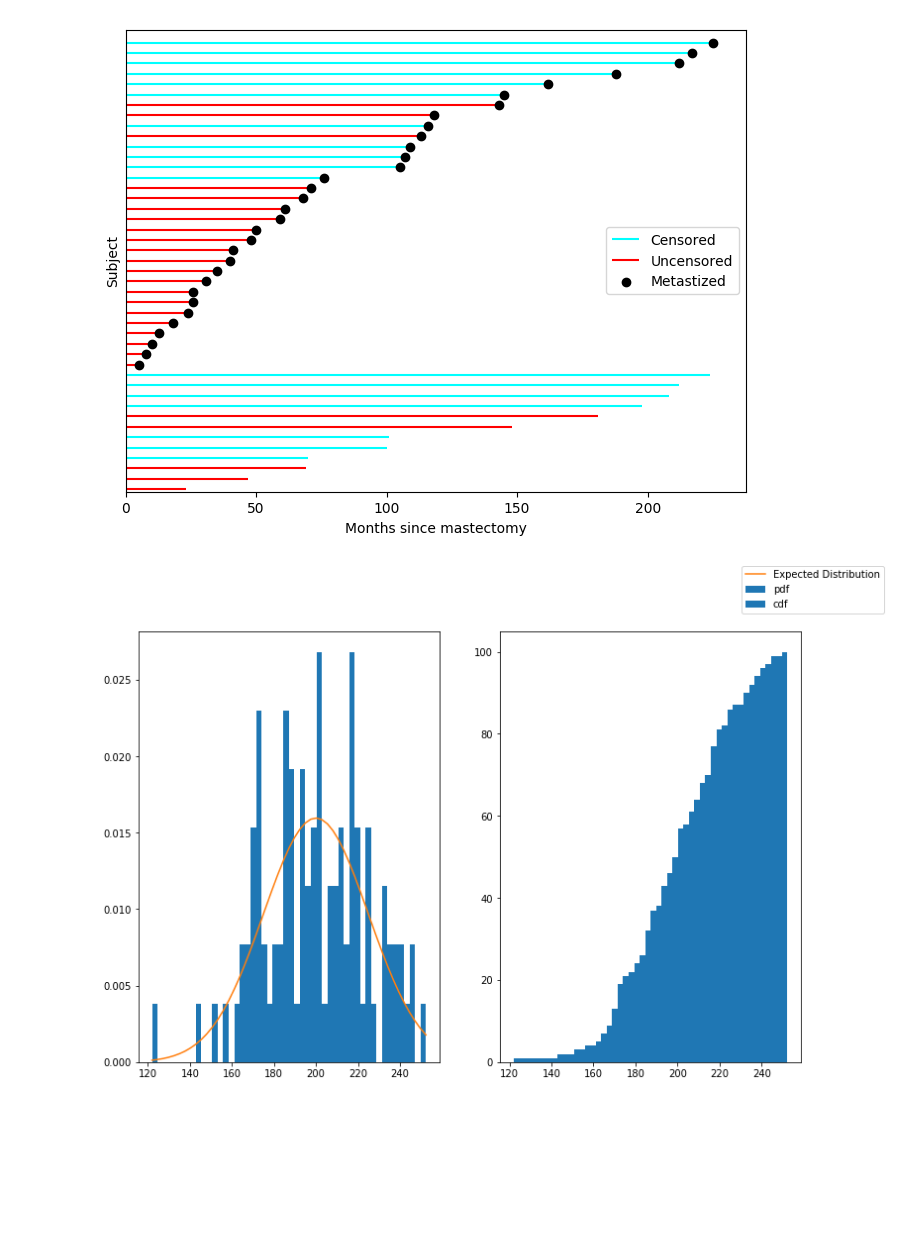
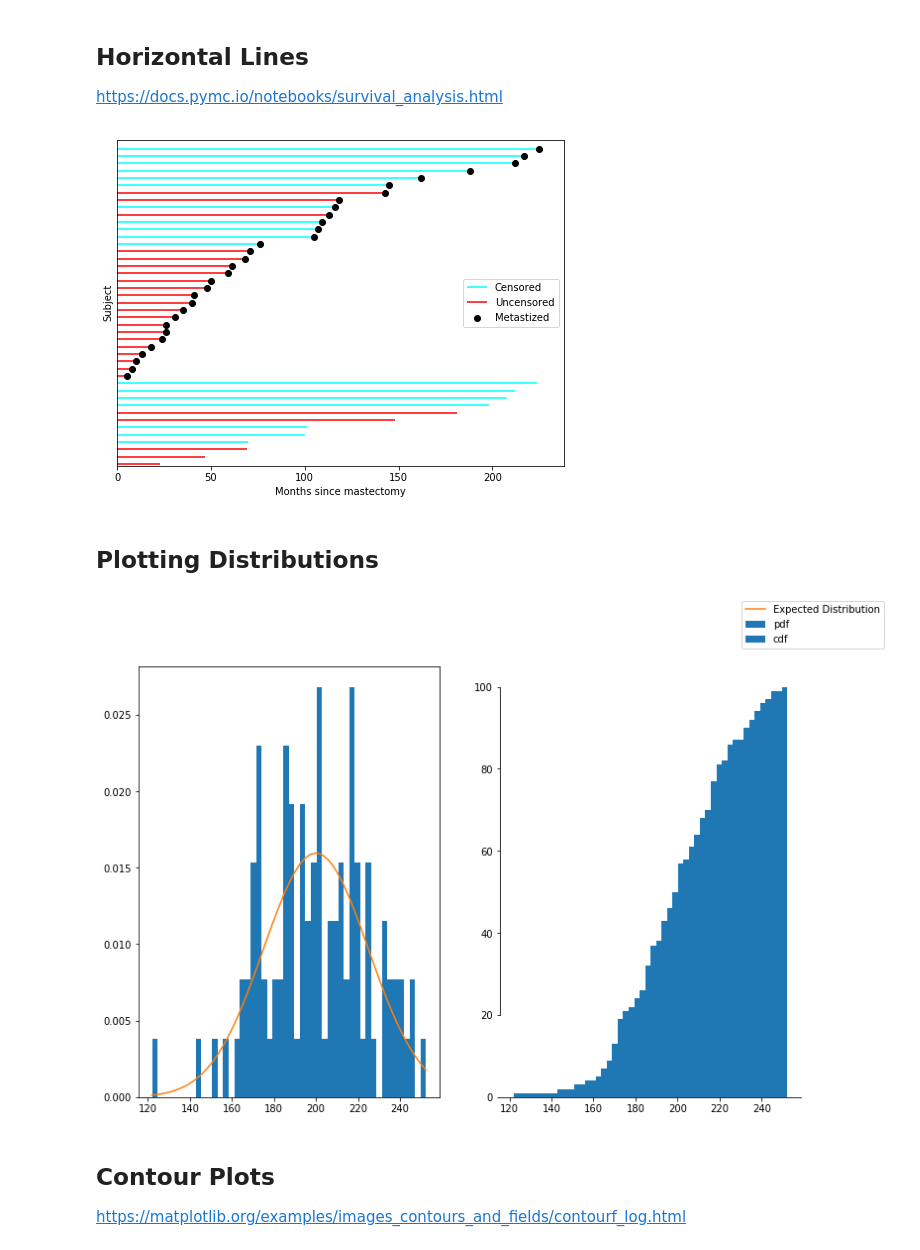
Before and after one commit to jaspajjr/pydata-visualisation, a Jupyter notebook: more-matplotlib.ipynb, the cells around one changed output. Cells and saved outputs as stored; diff of their text form; code cells hidden in the pictures; blank space fills up the shorter version.

Commit message:
Added contour plots.

```diff
--- a/more-matplotlib.ipynb
+++ b/more-matplotlib.ipynb
@@ -10,5 +13,3 @@ from scipy.stats import norm
-# %%
-mpl.style.use('default')
 # %%
 df = pd.read_csv(pm.get_data('mastectomy.csv'))
 df.event = df.event.astype(np.int64)
@@ -110,34 +19,36 @@ df[df['metastized'] == 'yes'].head()
+# %% [markdown]
+## Horizontal Lines
+
+https://docs.pymc.io/notebooks/survival_analysis.html
 # %%
-# df = pd.read_csv(pm.get_data('mastectomy.csv'))
-
 
 fig, ax = plt.subplots(figsize=(8, 6))
-
-#blue, _, red = sns.color_palette()[:3]
 
 ax.hlines(
     patients[df.event.values == 0], 0, df[df.event.values == 0].time,
           color='#00FFFF', label='Censored')
 
 ax.hlines(
     patients[df.event.values == 1], 0, df[df.event.values == 1].time,
           color='#FF0000', label='Uncensored')
 
 ax.scatter(
-    df[df.metastized.values == 'yes'].time,
-    patients[df.metastized.values == 'yes'],
+    df[df.metastized.values == 1].time,
+    patients[df.metastized.values == 1],
            color='k', zorder=10, label='Metastized')
 
 ax.set_xlim(left=0)
 ax.set_xlabel('Months since mastectomy')
 ax.set_yticks([])
 ax.set_ylabel('Subject')
 
 ax.set_ylim(-0.25, n_patients + 0.25)
 
 ax.legend(loc='center right');
 # %% [output]
-[figure, old version]
+[figure, new version]
+# %% [markdown]
+## Plotting Distributions
 # %%
 np.random.seed(19680801)
 
@@ -161,8 +72,16 @@ ax2.hist(x, n_bins,
         histtype='barstacked',
         label='cdf');
 
+ax2.spines['top'].set_visible(False)
+ax2.spines['right'].set_visible(False)
+ax2.spines['left'].set_bounds(20, 100)
+
 fig.legend(loc = 'upper right');
 # fig.legend(loc = 'lower left');
 # fig.legend(loc = 'foo');
 # %% [output]
-[figure, old version]
+[figure, new version]
+# %% [markdown]
+## Contour Plots
+
+https://matplotlib.org/examples/images_contours_and_fields/contourf_log.html
```
Also changed, not shown: parts of 13 cells of this notebook, 1 other file.
